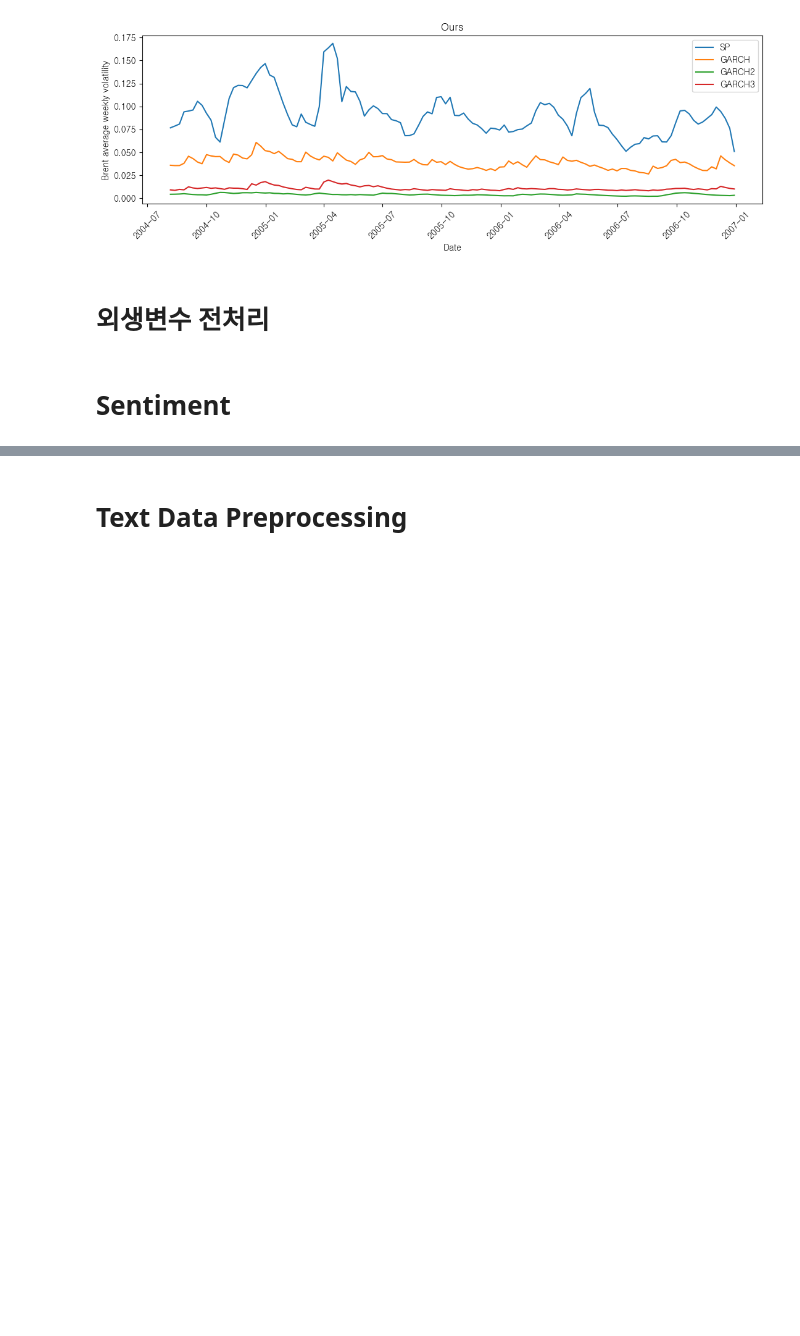
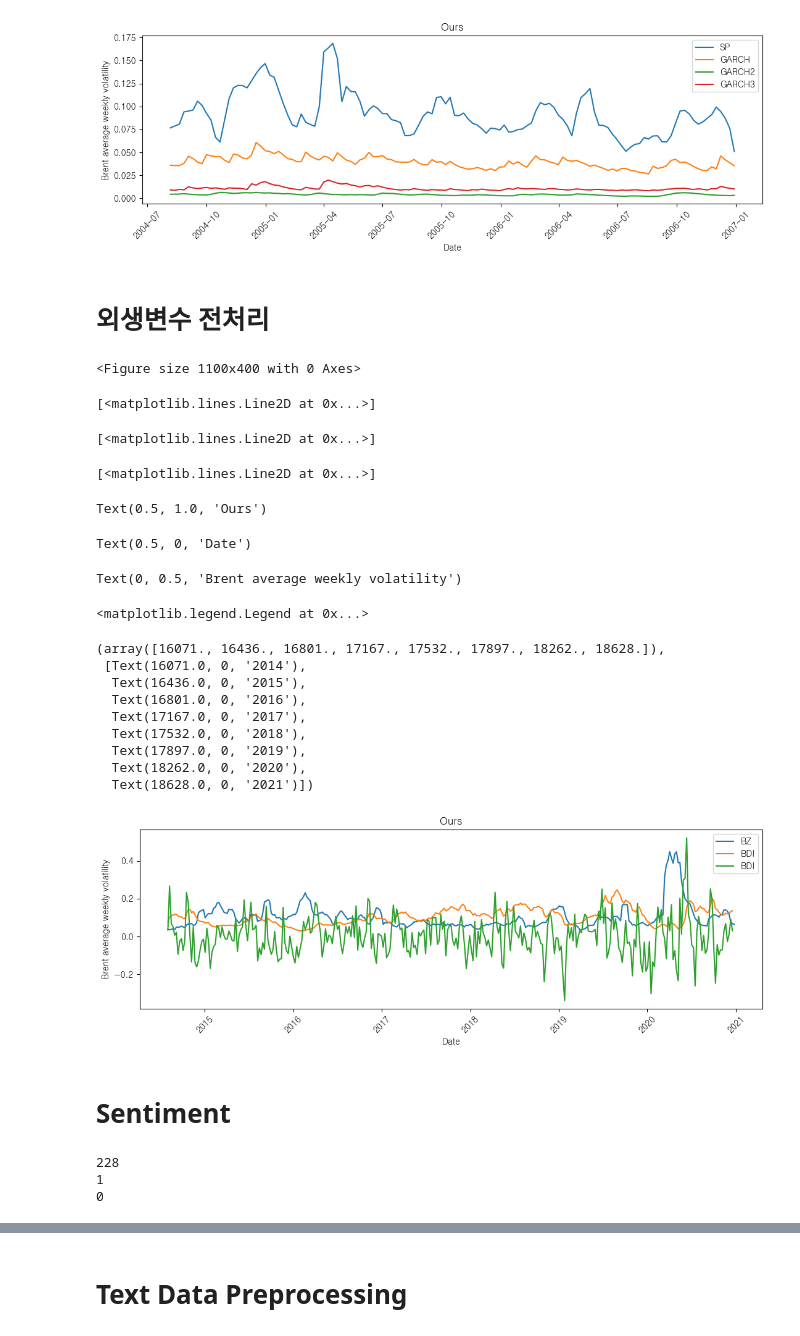
Before and after one commit to kimjuhwan1234/Volatility_Forecasting, a Jupyter notebook: preprocessing.ipynb, the cells around one changed output, grey strips where cells are left out. Cells and saved outputs as stored; diff of their text form; code cells hidden in the pictures; blank space fills up the shorter version.

```diff
--- a/preprocessing.ipynb
+++ b/preprocessing.ipynb
@@ -598,4 +604,40 @@ for date in dates:
 # %%
 date_idx = [p for p in date_idx if p not in dates_plus_one]
 BDI.index = date_idx
+BDI_r = BDI.pct_change().apply(lambda x: np.log(x + 1)).dropna()
+BDI_v = BDI_r.rolling(window=2).std().dropna()
+BDI_r.name = 'BDI_return'
+BDI_v.name = 'BDI_vol'
+# %%
+plt.figure(figsize=(11, 4))
+plt.plot(BZ_vol.loc['2014-08-01':'2020-12-31'], label='BZ')
+plt.plot(BDI.loc['2014-08-01':'2020-12-31']/10000, label='BDI')
+plt.plot(BDI_r.loc['2014-08-01':'2020-12-31'], label='BDI')
+# plt.plot(BDI_v.loc['2014-08-01':'2020-12-31'], label='BDI')
+plt.title('Ours')
+plt.xlabel('Date')
+plt.ylabel('Brent average weekly volatility')
+plt.legend()
+plt.xticks(rotation=45)
+plt.tight_layout()
+plt.show()
+# %% [output]
+<Figure size 1100x400 with 0 Axes>
+[<matplotlib.lines.Line2D at 0x...>]
+[<matplotlib.lines.Line2D at 0x...>]
+[<matplotlib.lines.Line2D at 0x...>]
+Text(0.5, 1.0, 'Ours')
+Text(0.5, 0, 'Date')
+Text(0, 0.5, 'Brent average weekly volatility')
+<matplotlib.legend.Legend at 0x...>
+(array([16071., 16436., 16801., 17167., 17532., 17897., 18262., 18628.]),
+ [Text(16071.0, 0, '2014'),
+  Text(16436.0, 0, '2015'),
+  Text(16801.0, 0, '2016'),
+  Text(17167.0, 0, '2017'),
+  Text(17532.0, 0, '2018'),
+  Text(17897.0, 0, '2019'),
+  Text(18262.0, 0, '2020'),
+  Text(18628.0, 0, '2021')])
+[figure, added]
 # %%
@@ -605,22 +647,26 @@ exterior.to_csv('Database/price_data/exterior.csv')
 # %% [markdown]
 # Sentiment
 # %%
-# df = pd.read_parquet('Database/sentiment.parquet')
-# df.index=df['date']
-# semtiment_idx=df['sentiment']
-# test = pd.concat([vol_list[4], semtiment_idx], axis=1)
-# test = test.loc[:'2001-12-30']
-# mask = (test['return'].isna() == False) & (test['sentiment'].isna() == True)
-# # test.loc[mask, '0':] = 0
-# print(test[mask].shape[0])
-# i=0
-# while test[mask].shape[0] > 0:
-#     i+=1
-#     previous_values = test.shift(-i)
-#     masked_previous_values = previous_values[mask]
-#     test.loc[mask, 'sentiment'] = masked_previous_values.loc[:, 'sentiment']
-#     mask = (test['return'].isna() == False) & (test['sentiment'].isna() == True)
-#     print(test[mask].shape[0])
-# test = test.dropna(subset=['return'])
+df = pd.read_parquet('Database/sentiment.parquet')
+df.index=df['date']
+semtiment_idx=df['sentiment']
+test = pd.concat([vol_list[4], semtiment_idx], axis=1)
+test = test.loc[:'2001-12-30']
+mask = (test['return'].isna() == False) & (test['sentiment'].isna() == True)
+# test.loc[mask, '0':] = 0
+print(test[mask].shape[0])
+i=0
+while test[mask].shape[0] > 0:
+    i+=1
+    previous_values = test.shift(-i)
+    masked_previous_values = previous_values[mask]
+    test.loc[mask, 'sentiment'] = masked_previous_values.loc[:, 'sentiment']
+    mask = (test['return'].isna() == False) & (test['sentiment'].isna() == True)
+    print(test[mask].shape[0])
+test = test.dropna(subset=['return'])
 
 # test.loc[test.index[test.isna().any(axis=1)], '0':] = new_df.loc['2000-01-03'].values
+# %% [output]
+228
+1
+0
```
Also changed, not shown: parts of 20 cells of this notebook, 42 other files.
